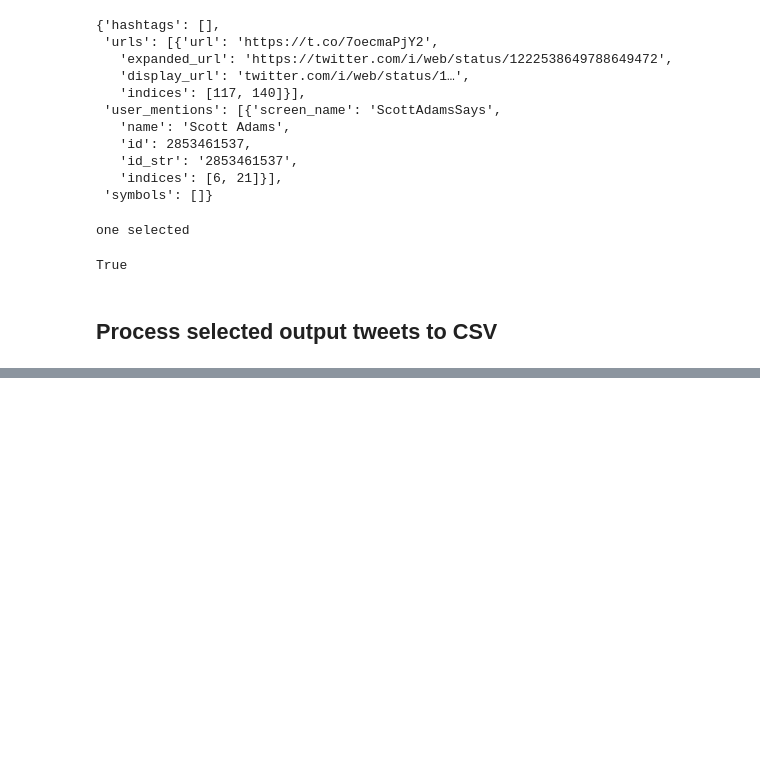
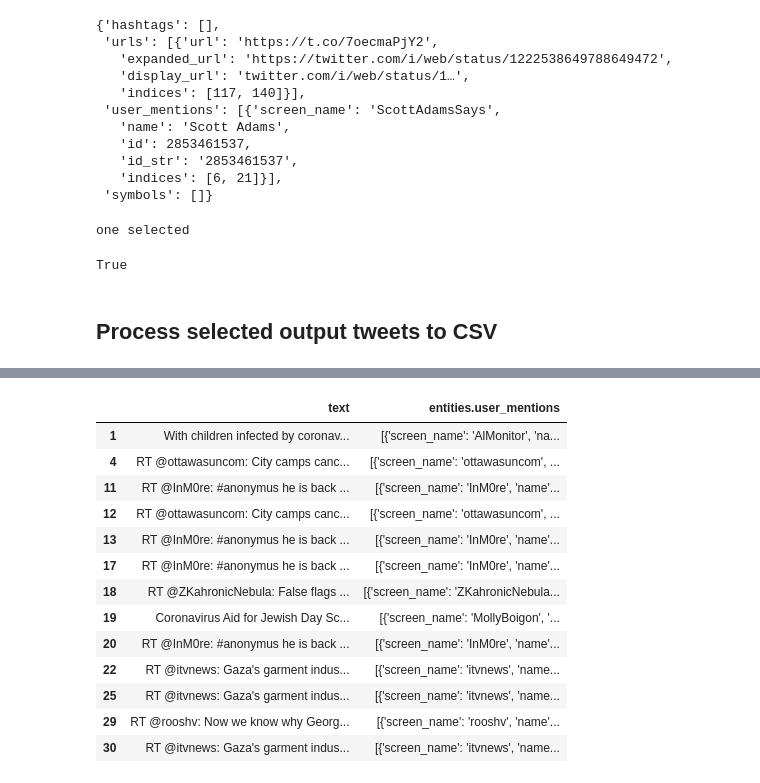
Before and after one commit to michaelmilleryoder/adl_covid, a Jupyter notebook: jupyter/twitter_data.ipynb, the cells around one changed output, grey strips where cells are left out. Cells and saved outputs as stored; diff of their text form; code cells hidden in the pictures; blank space fills up the shorter version.

```diff
--- a/jupyter/twitter_data.ipynb
+++ b/jupyter/twitter_data.ipynb
@@ -162,0 +246,17 @@ out_df.shape
+# %%
+data[data['entities.user_mentions'].map(lambda x: len(x) > 0)][['text', 'entities.user_mentions']]
+# %% [output]
+|  | text | entities.user_mentions |
+| 1 | With children infected by coronav... | [{'screen_name': 'AlMonitor', 'na... |
+| 4 | RT @ottawasuncom: City camps canc... | [{'screen_name': 'ottawasuncom', ... |
+| 11 | RT @InM0re: #anonymus he is back ... | [{'screen_name': 'InM0re', 'name'... |
+| 12 | RT @ottawasuncom: City camps canc... | [{'screen_name': 'ottawasuncom', ... |
+| 13 | RT @InM0re: #anonymus he is back ... | [{'screen_name': 'InM0re', 'name'... |
+| 17 | RT @InM0re: #anonymus he is back ... | [{'screen_name': 'InM0re', 'name'... |
+| 18 | RT @ZKahronicNebula: False flags ... | [{'screen_name': 'ZKahronicNebula... |
+| 19 | Coronavirus Aid for Jewish Day Sc... | [{'screen_name': 'MollyBoigon', '... |
+| 20 | RT @InM0re: #anonymus he is back ... | [{'screen_name': 'InM0re', 'name'... |
+| 22 | RT @itvnews: Gaza's garment indus... | [{'screen_name': 'itvnews', 'name... |
+| 25 | RT @itvnews: Gaza's garment indus... | [{'screen_name': 'itvnews', 'name... |
+| 29 | RT @rooshv: Now we know why Georg... | [{'screen_name': 'rooshv', 'name'... |
+| 30 | RT @itvnews: Gaza's garment indus... | [{'screen_name': 'itvnews', 'name... |
```
Also changed, not shown: parts of 12 cells of this notebook, 1 other file.
